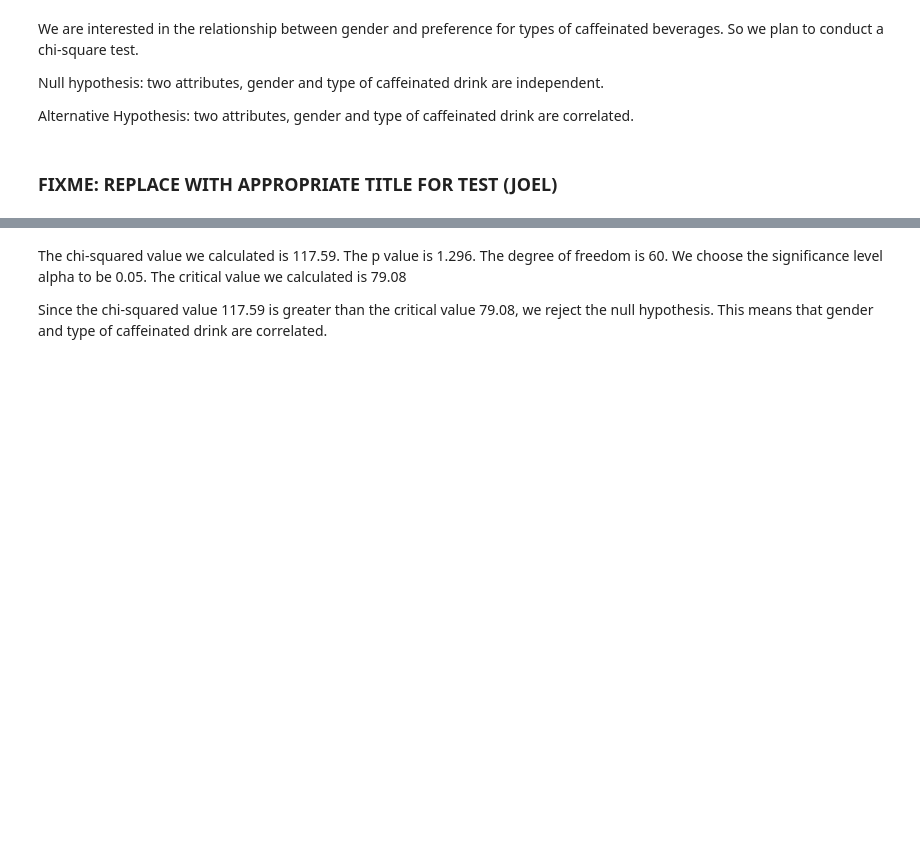
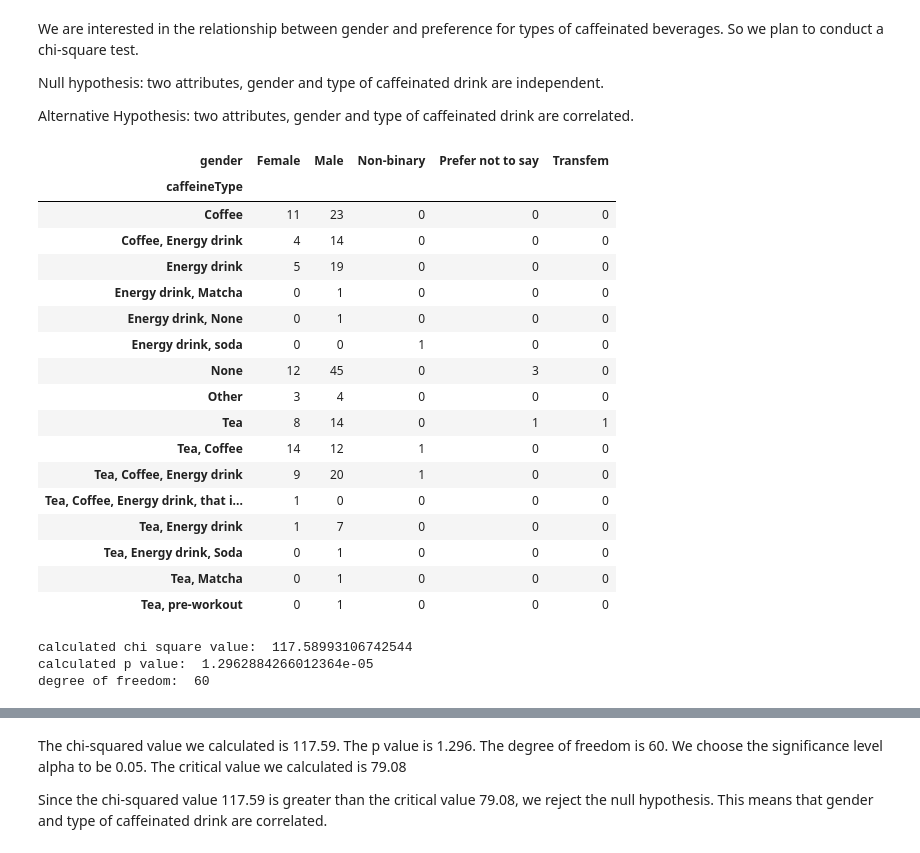
Before and after one commit to rzhou052/CS105-Mini-Project, a Jupyter notebook: Mini-Project.ipynb, the cells around one changed output, grey strips where cells are left out. Drawn from its saved outputs; the diff is of its cells as text; code cells hidden in the pictures; blank space fills up the shorter version.

Commit message:
fix iloc and Nan issue

```diff
--- a/Mini-Project.ipynb
+++ b/Mini-Project.ipynb
@@ -33,11 +33,30 @@ Null hypothesis: two attributes, gender and type of caffeinated drink are indepe
 
 Alternative Hypothesis: two attributes, gender and type of caffeinated drink are correlated.
 # %%
-df_gender_type = df.iloc[:, [6, 14]]
+responses = df.copy()
+responses["caffeineType"] = responses['caffeineType'].fillna('None')
+df_gender_type = responses[['gender', 'caffeineType']]
 type_gender = pd.crosstab(df_gender_type["caffeineType"], df_gender_type["gender"])
 type_gender
+# %% [output]
+| gender | Female | Male | Non-binary | Prefer not to say | Transfem |
+| caffeineType |  |  |  |  |  |
+| Coffee | 11 | 23 | 0 | 0 | 0 |
+| Coffee, Energy drink | 4 | 14 | 0 | 0 | 0 |
+| Energy drink | 5 | 19 | 0 | 0 | 0 |
+| Energy drink, Matcha | 0 | 1 | 0 | 0 | 0 |
+| Energy drink, None | 0 | 1 | 0 | 0 | 0 |
+| Energy drink, soda | 0 | 0 | 1 | 0 | 0 |
+| None | 12 | 45 | 0 | 3 | 0 |
+| Other | 3 | 4 | 0 | 0 | 0 |
+| Tea | 8 | 14 | 0 | 1 | 1 |
+| Tea, Coffee | 14 | 12 | 1 | 0 | 0 |
+| Tea, Coffee, Energy drink | 9 | 20 | 1 | 0 | 0 |
+| Tea, Coffee, Energy drink, that i... | 1 | 0 | 0 | 0 | 0 |
+| Tea, Energy drink | 1 | 7 | 0 | 0 | 0 |
+| Tea, Energy drink, Soda | 0 | 1 | 0 | 0 | 0 |
+| Tea, Matcha | 0 | 1 | 0 | 0 | 0 |
+| Tea, pre-workout | 0 | 1 | 0 | 0 | 0 |
-# %% [markdown]
-### FIXME: REPLACE WITH APPROPRIATE TITLE FOR TEST (JOEL)
 # %%
 # calculate the chi-square value of the dataset
 from scipy.stats import chi2_contingency
@@ -47,6 +66,10 @@ chi, p, dfree, expected = chi2_contingency(type_gender)
 print("calculated chi square value: ", chi)
 print("calculated p value: ", p)
 print("degree of freedom: ", dfree)
+# %% [output]
+calculated chi square value:  117.58993106742544
+calculated p value:  1.2962884266012364e-05
+degree of freedom:  60
 # %%
 # get the threshold to reject the hypothesis by certain significance value and the degree of the freedom.
 from scipy.stats import chi2
```
Also changed, not shown: parts of 6 cells of this notebook.
